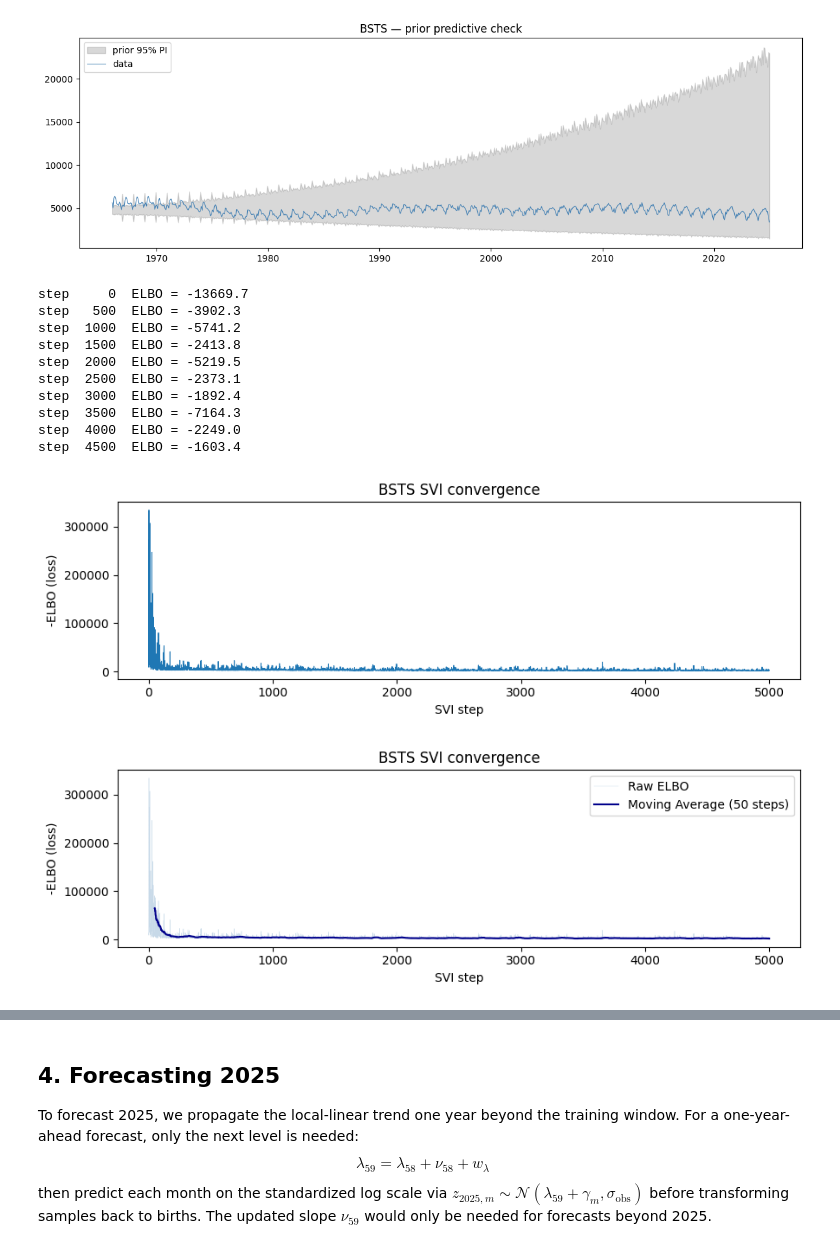
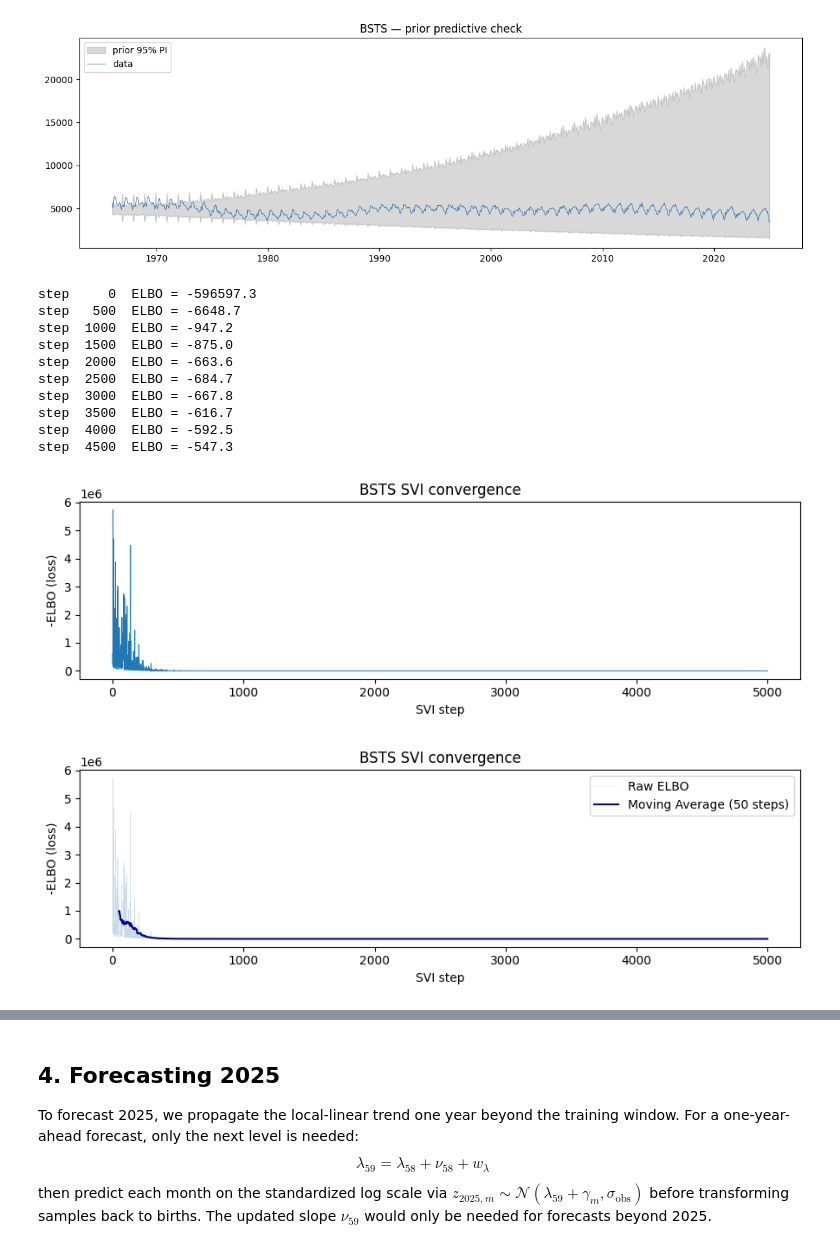
Before and after one commit to jacobfoss02/Banger-MBML, a Jupyter notebook: 01_baselines.ipynb, the cells around one changed output, grey strips where cells are left out. Saved outputs shown, nothing was run; the diff lists cells and outputs as text; code cells hidden in the pictures.

```diff
--- a/01_baselines.ipynb
+++ b/01_baselines.ipynb
@@ -227,17 +227,31 @@ def bsts_model_simple(year_idx, month_idx, log_y=None):
         )
         seasonal = torch.cat([seasonal_raw, -seasonal_raw.sum().unsqueeze(0)])
 
-        level0 = pyro.sample("level0", dist.Normal(0.0, 0.02))
+        level0 = pyro.sample("level0", dist.Normal(0.0, 0.1))
         slope0 = pyro.sample("slope0", dist.Normal(0.0, 0.1))
 
-        level_noise = pyro.sample(
-            "level_noise",
-            dist.Normal(torch.zeros(_N_YEARS - 1), sigma_level.expand(_N_YEARS - 1)).to_event(1),
+        # level_noise = pyro.sample(
+        #     "level_noise",
+        #     dist.Normal(torch.zeros(_N_YEARS - 1), sigma_level.expand(_N_YEARS - 1)).to_event(1),
+        # )
+        # slope_noise = pyro.sample(
+        #     "slope_noise",
+        #     dist.Normal(torch.zeros(_N_YEARS - 1), sigma_slope.expand(_N_YEARS - 1)).to_event(1),
+        # )
+
+        level_eps = pyro.sample(
+            "level_eps",
+            dist.Normal(torch.zeros(_N_YEARS - 1), torch.ones(_N_YEARS - 1)).to_event(1),
         )
-        slope_noise = pyro.sample(
-            "slope_noise",
-            dist.Normal(torch.zeros(_N_YEARS - 1), sigma_slope.expand(_N_YEARS - 1)).to_event(1),
+
+        slope_eps = pyro.sample(
+            "slope_eps",
+            dist.Normal(torch.zeros(_N_YEARS - 1), torch.ones(_N_YEARS - 1)).to_event(1),
         )
+
+        level_noise = sigma_level * level_eps
+        slope_noise = sigma_slope * slope_eps
+
 
         slopes = slope0 + torch.cat([torch.zeros(1), slope_noise.cumsum(-1)])
         level_steps = slopes[:-1] + level_noise
@@ -274,42 +288,44 @@ plt.show()
 # %%
 # SVI training
 pyro.set_rng_seed(SEED)
 torch.manual_seed(SEED)
 np.random.seed(SEED)
 pyro.clear_param_store()
 
-guide = autoguide.AutoNormal(bsts_model_simple)
-optimizer = ClippedAdam({"lr": 0.01, "clip_norm": 10.0})
+#guide = autoguide.AutoNormal(bsts_model_simple)
+guide = autoguide.AutoMultivariateNormal(bsts_model_simple)
+#optimizer = ClippedAdam({"lr": 0.01, "clip_norm": 10.0})
+optimizer = ClippedAdam({"lr": 0.003, "clip_norm": 10.0})
 svi = SVI(bsts_model_simple, guide, optimizer, loss=Trace_ELBO())
 
 N_STEPS = 5000
 losses = []
 for step in range(N_STEPS):
     loss = svi.step(year_idx_tr, month_idx_tr, log_y_tr)
     losses.append(loss)
     if step % 500 == 0:
         print(f"step {step:5d}  ELBO = {-loss:.1f}")
 
 fig, ax = plt.subplots(figsize=(9, 3))
 ax.plot(losses, lw=0.7)
 ax.set_xlabel("SVI step")
 ax.set_ylabel("-ELBO (loss)")
 ax.set_title("BSTS SVI convergence")
 plt.tight_layout()
 plt.savefig(PROJ / "01_bsts_svi_loss.png", dpi=120, bbox_inches="tight")
 plt.show()
 # %% [output]
-step     0  ELBO = -13669.7
-step   500  ELBO = -3902.3
-step  1000  ELBO = -5741.2
-step  1500  ELBO = -2413.8
-step  2000  ELBO = -5219.5
-step  2500  ELBO = -2373.1
-step  3000  ELBO = -1892.4
-step  3500  ELBO = -7164.3
-step  4000  ELBO = -2249.0
-step  4500  ELBO = -1603.4
+step     0  ELBO = -596597.3
+step   500  ELBO = -6648.7
+step  1000  ELBO = -947.2
+step  1500  ELBO = -875.0
+step  2000  ELBO = -663.6
+step  2500  ELBO = -684.7
+step  3000  ELBO = -667.8
+step  3500  ELBO = -616.7
+step  4000  ELBO = -592.5
+step  4500  ELBO = -547.3
-[figure, old version]
+[figure, new version]
 # %%
 # computing a moving average to smooth the SVI loss curve
 window = 50
@@ -328,7 +344,7 @@ ax.legend()
 plt.tight_layout()
 plt.show()
 # %% [output]
-[figure, old version]
+[figure, new version]
 # %%
 # Posterior predictive on training set
 pyro.set_rng_seed(SEED)
```
Also changed, not shown: parts of 5 cells of this notebook, 3 other files.
